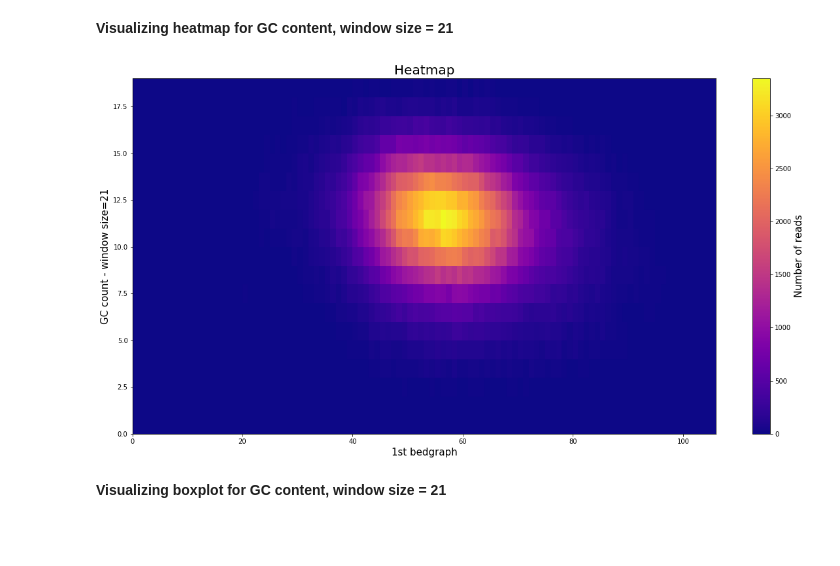
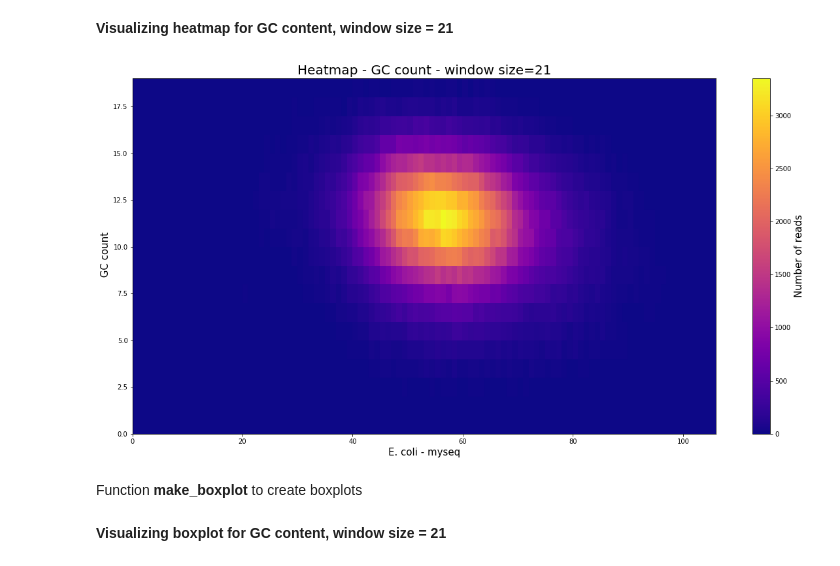
Before and after one commit to evicy/semestral_project, a Jupyter notebook: projekt.ipynb, the cells around one changed output. Saved outputs shown, nothing was run; the diff lists cells and outputs as text; code cells hidden in the pictures; blank space fills up the shorter version.

Commit message:
Changed some functions - using numpy arrays instead of lists - added parameters to some functions

```diff
--- a/projekt.ipynb
+++ b/projekt.ipynb
@@ -88,0 +96,4 @@ for r in range(len(bed2_ranges)):
+# %%
+#function inserts bedG_range_sizes[i] times value bedG_scores[i]
+def filler(bedG_range_sizes, bedG_scores):
+    return np.repeat(bedG_scores, bedG_range_sizes)
@@ -89,21 +112,26 @@ for r in range(len(bed2_ranges)):
+# %%
+bg1 = filler(get_bedG_ranges_size(bed1_columns), bed1_score)
+bg2 = filler(get_bedG_ranges_size(bed2_columns), bed2_score)
 # %% [markdown]
 **Function to create 2D heatmap**
 # %%
-def make_heatmap(bg1, bg2, name='values'):
+def make_heatmap(x, y, title='Heatmap', colorbar_title = 'values', x_axis_name='x', y_axis_name='y', are_integers=True):
     #predpokladam, ze tie mena chromozom su v rovnakom poradi a velkost suboru je rovanaka
-    x = np.array(bg1)
-    y = np.array(bg2)
 
     #bins = nasekat rovnomerne
 
     plt.figure(figsize=(20,10))
-    plt.hist2d(x, y,bins=(range(max(x)), range(max(y))), cmap='plasma')
+    if are_integers:
+        plt.hist2d(x, y,bins=(range(max(x)), range(max(y))), cmap='plasma')
+    else:
+        plt.hist2d(x, y,bins=(range(max(x)), np.linspace(min(y),max(y))), cmap='plasma')
+
 
     cb = plt.colorbar()
-    cb.set_label('Number of reads', fontsize=15)
+    cb.set_label(colorbar_title, fontsize=15)
 
-    plt.title('Heatmap', fontsize=20)
-    plt.xlabel('1st bedgraph', fontsize=15)
-    plt.ylabel(name, fontsize=15)
+    plt.title(title, fontsize=20)
+    plt.xlabel(x_axis_name, fontsize=15)
+    plt.ylabel(y_axis_name, fontsize=15)
 
     plt.show()
@@ -142,6 +171,7 @@ def create_values_from_fasta(fasta_data, kmer_length, function):
         raise ValueError('The length of k-mer should be odd!')
 
     values = []
+
     half = int(kmer_length/2)
 
     for i in range(len(fasta_data) - kmer_length +1):  # +1lebo ideme aj za posledne pismenko
@@ -149,7 +179,8 @@ def create_values_from_fasta(fasta_data, kmer_length, function):
 
         #ak su to kraje, tak napln half-krat values
         if i == 0 or i == (len(fasta_data) - kmer_length):
-            values += [function(window)] * half
+            # !!! pomale: values += [function(window)] * half
+            values.extend(function(window) for i in range(half))
 
         #ak su to vnutorne casti
         if i >= 0 and i <= (len(fasta_data) - kmer_length):
@@ -217,7 +248,10 @@ TEST OK
 # %%
 fasta_data = read_fasta_file('C:\\Users\\Evi\\Documents\\2INF-LETO\\RP\\ref.fasta')
 values = create_values_from_fasta(fasta_data, 21, count_GC)
 
-make_heatmap(bg1, values, 'GC count - window size=21')
+make_heatmap(bg1, values, title='Heatmap - GC count - window size=21', colorbar_title = 'Number of reads',
+             x_axis_name='E. coli - myseq', y_axis_name=' GC count', are_integers=True)
 # %% [output]
-[figure, old version]
+[figure, new version]
+# %% [markdown]
+Function **make_boxplot** to create boxplots
```
Also changed, not shown: parts of 29 cells of this notebook, 2 other files.
